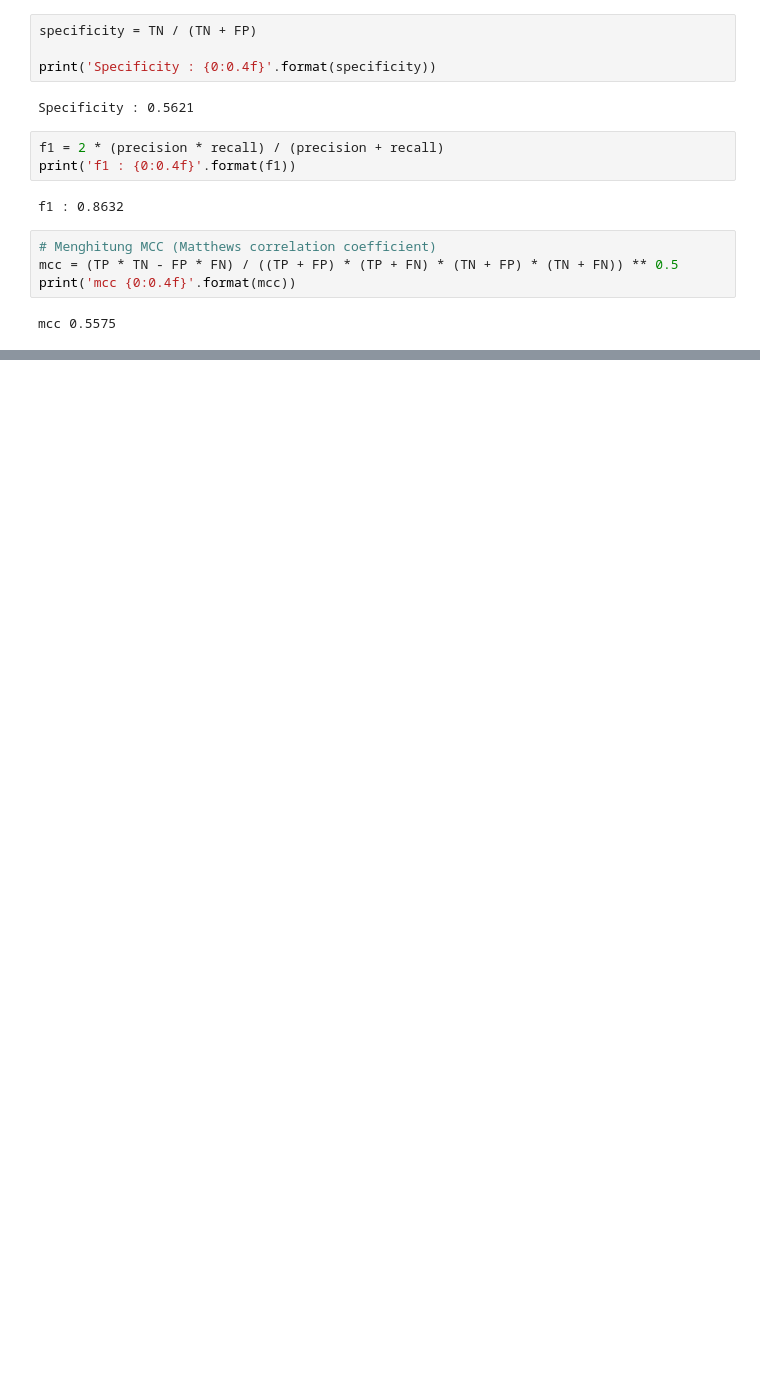
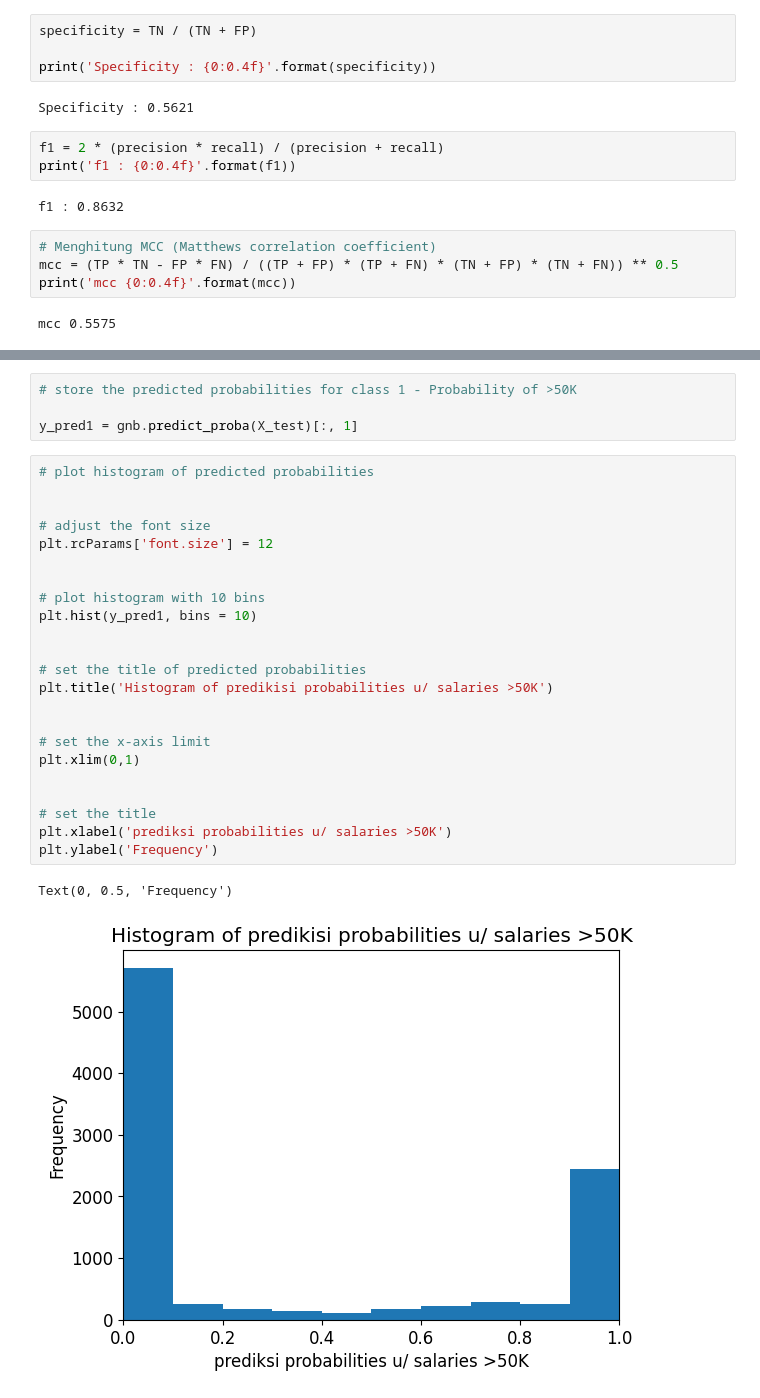
Before and after one commit to ridwan-bvk/SAKOLA-PASCA, a Jupyter notebook: SEMESTER 1/DATA MINING/_TUGAS/DISKUSI/PERTEMUAN KE-5 KALISIFIKASI NAIVE BAYES/OLAH DATA/naive bayes done.ipynb, the cells around one changed output, grey strips where cells are left out. Cells and saved outputs as stored; diff of their text form; blank space fills up the shorter version.

```diff
--- a/SEMESTER 1/DATA MINING/_TUGAS/DISKUSI/PERTEMUAN KE-5 KALISIFIKASI NAIVE BAYES/OLAH DATA/naive bayes done.ipynb
+++ b/SEMESTER 1/DATA MINING/_TUGAS/DISKUSI/PERTEMUAN KE-5 KALISIFIKASI NAIVE BAYES/OLAH DATA/naive bayes done.ipynb
@@ -155,0 +237,30 @@ mcc 0.5575
+# %%
+# store the predicted probabilities for class 1 - Probability of >50K
+
+y_pred1 = gnb.predict_proba(X_test)[:, 1]
+# %%
+# plot histogram of predicted probabilities
+
+
+# adjust the font size
+plt.rcParams['font.size'] = 12
+
+
+# plot histogram with 10 bins
+plt.hist(y_pred1, bins = 10)
+
+
+# set the title of predicted probabilities
+plt.title('Histogram of predikisi probabilities u/ salaries >50K')
+
+
+# set the x-axis limit
+plt.xlim(0,1)
+
+
+# set the title
+plt.xlabel('prediksi probabilities u/ salaries >50K')
+plt.ylabel('Frequency')
+# %% [output]
+Text(0, 0.5, 'Frequency')
+[figure, added]
```
Also changed, not shown: parts of 17 cells of this notebook, 15 other files.
